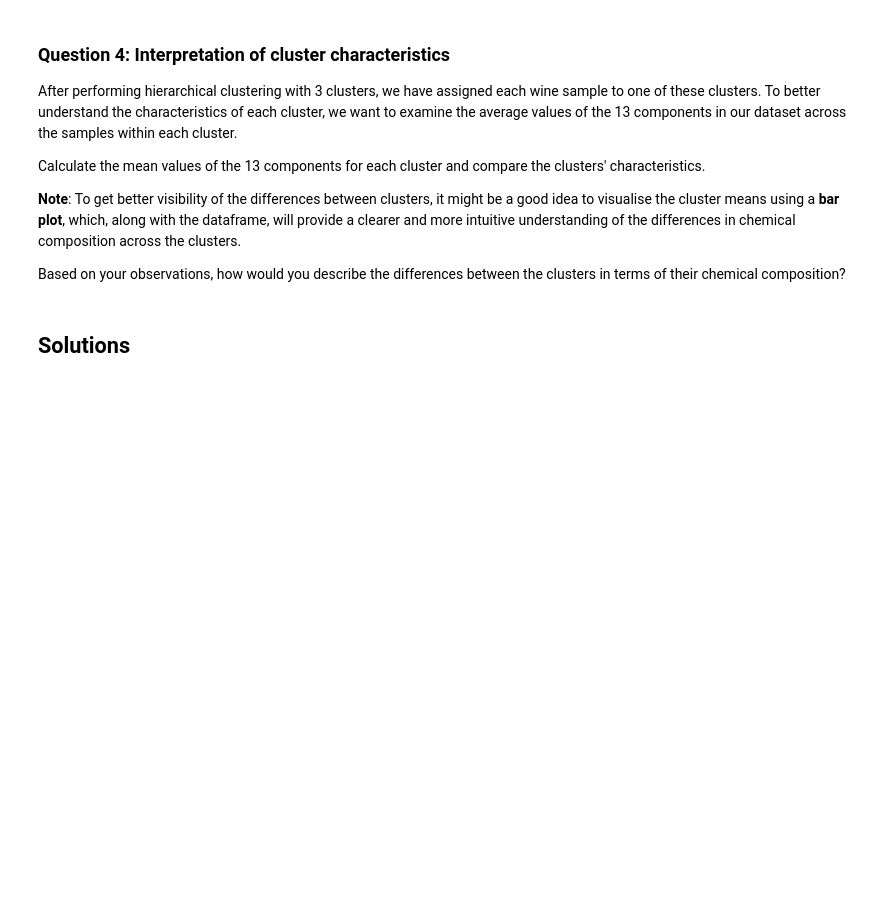
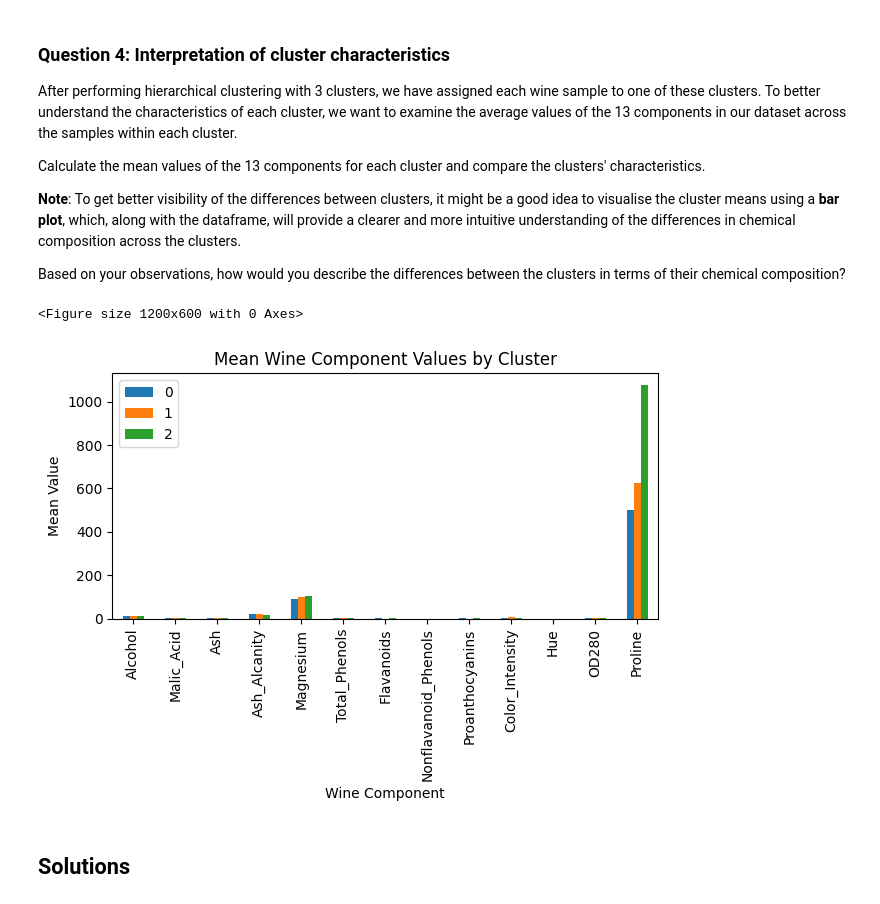
Before and after one commit to WangilaPrish/python_machine_learning, a Jupyter notebook: NLP MODULE/hierarchical_clustering_exercise.ipynb, the cells around one changed output. Cells and saved outputs as stored; diff of their text form; code cells hidden in the pictures; blank space fills up the shorter version.

```diff
--- a/NLP MODULE/hierarchical_clustering_exercise.ipynb
+++ b/NLP MODULE/hierarchical_clustering_exercise.ipynb
@@ -101,0 +102,6 @@ Print the resulting cluster labels.
+# %%
+from sklearn.cluster import AgglomerativeClustering
+
+cluster = AgglomerativeClustering(n_clusters=3, linkage="ward")
+types = cluster.fit_predict(data_scaled)
+types
@@ -115,3 +129,19 @@ Calculate the mean values of the 13 components for each cluster and compare the
+# %%
+# Calculate mean values per cluster
+cluster_means = data.groupby(types).mean()
+cluster_means
+
+# Plot cluster means
+plt.figure(figsize=(12, 6))
+cluster_means.T.plot(kind="bar")
+plt.title("Mean Wine Component Values by Cluster")
+plt.xlabel("Wine Component")
+plt.ylabel("Mean Value")
+plt.tight_layout()
+plt.show()
+# %% [output]
+<Figure size 1200x600 with 0 Axes>
+[figure, added]
 # %% [markdown]
 ## Solutions
 # %% [markdown]
```
Also changed, not shown: parts of 4 cells of this notebook.
